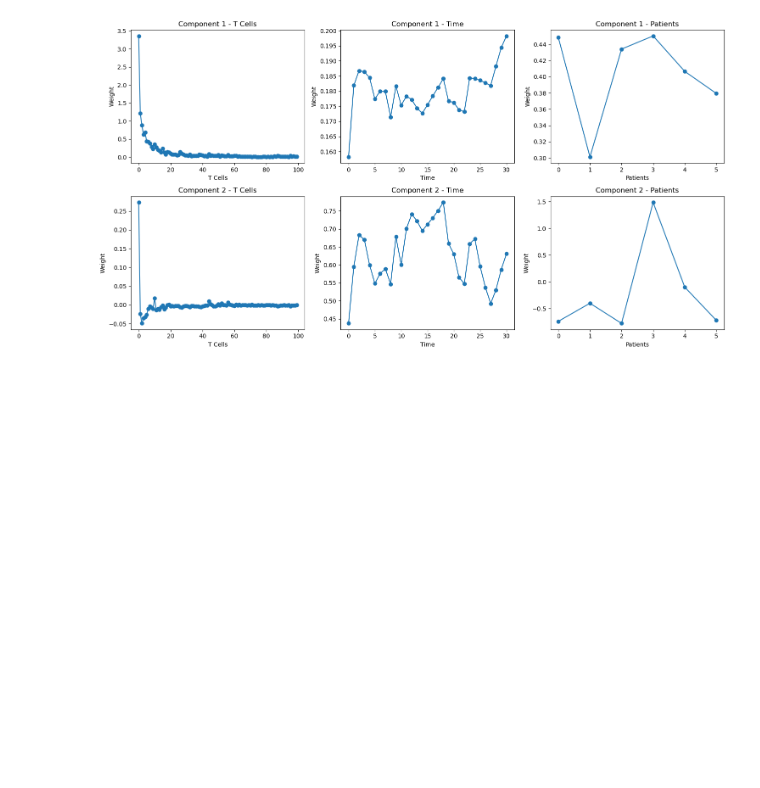
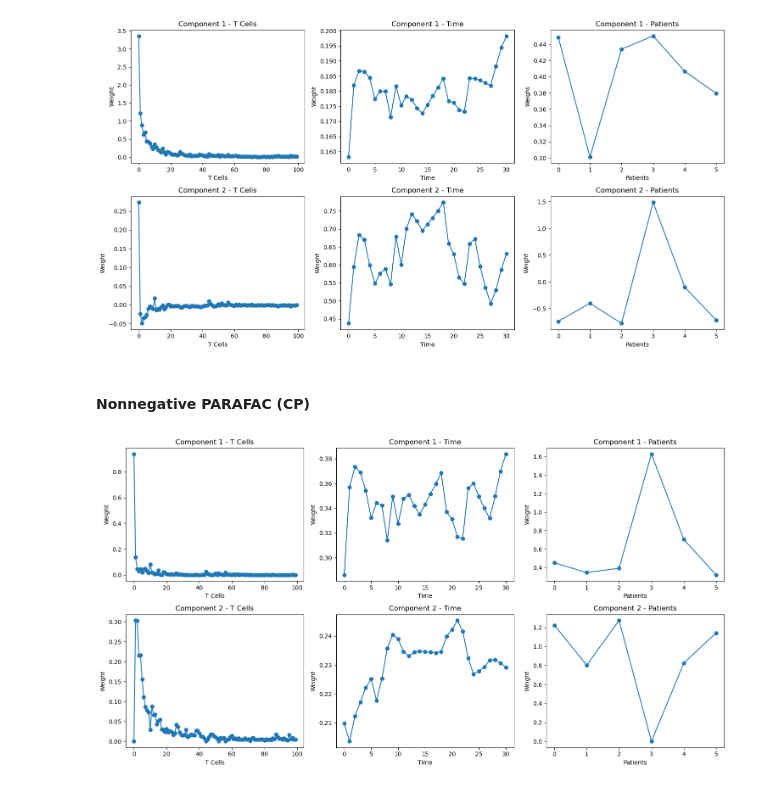
Before and after one commit to pablovadillo/Tensordecomposition, a Jupyter notebook: CP_decomposition.ipynb, the cells around one changed output. Drawn from its saved outputs; the diff is of its cells as text; code cells hidden in the pictures; blank space fills up the shorter version.

Commit message:
Updated CP Decomposition

```diff
--- a/CP_decomposition.ipynb
+++ b/CP_decomposition.ipynb
@@ -158,3 +158,11 @@ weights_300, factors_300 = parafac(tensor_300, rank=2)
 decomposition_visualization(factors_300)
 # %% [output]
 [figure]
+# %% [markdown]
+#### Nonnegative PARAFAC (CP)
+# %%
+tensor_300 = tl.tensor(tensor_300)
+weights_300, factors_300 = non_negative_parafac(tensor_300, rank=2)
+decomposition_visualization(factors_300)
+# %% [output]
+[figure, added]
```
